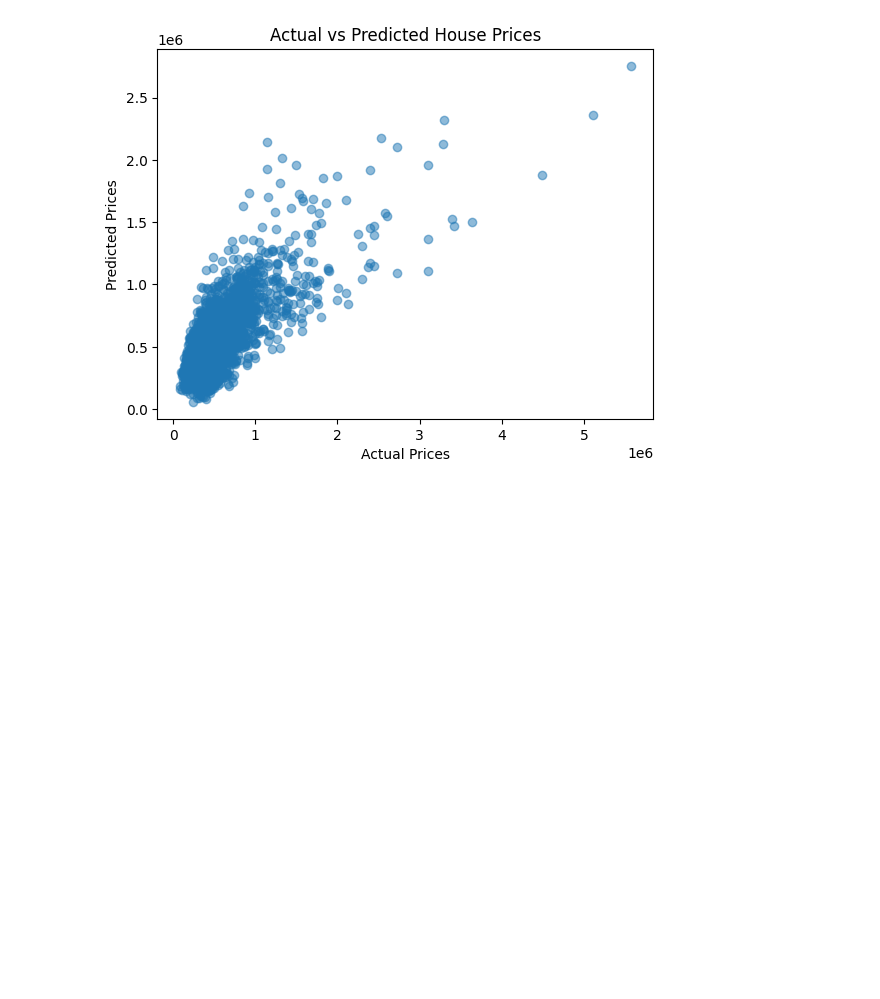
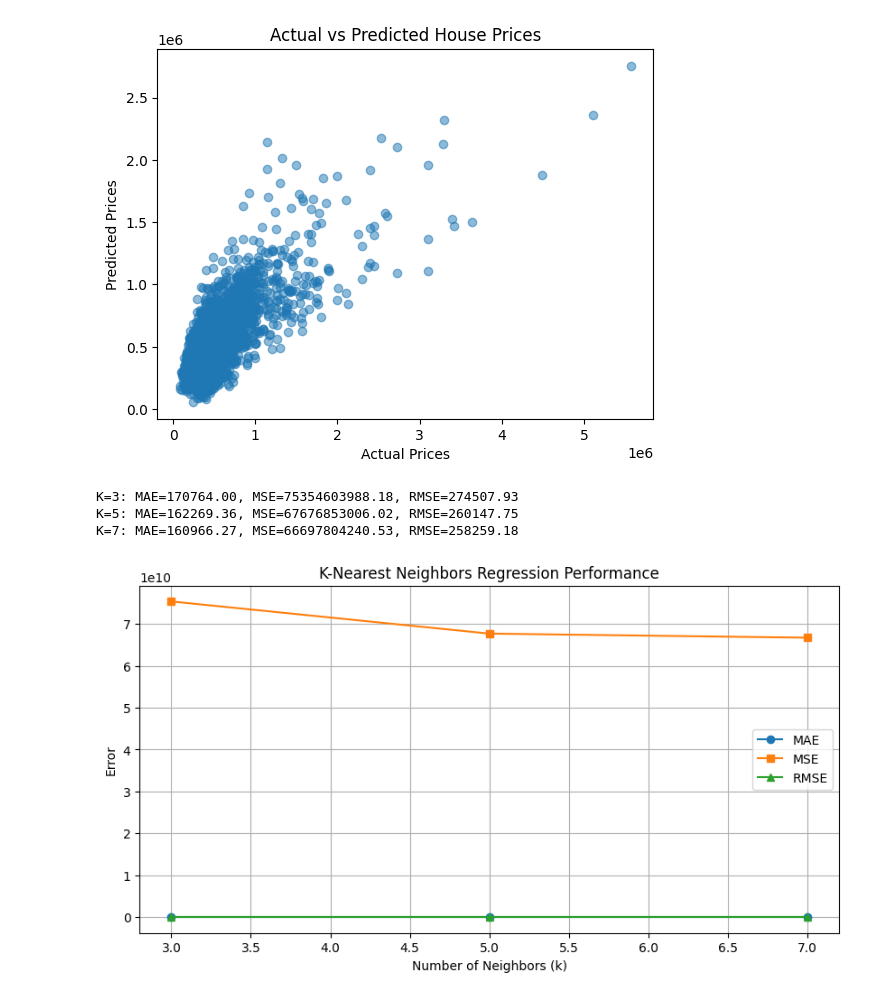
Before and after one commit to lalitmendhule/Machine-Learning, a Jupyter notebook: ML4.ipynb, the cells around one changed output. Saved outputs shown, nothing was run; the diff lists cells and outputs as text; code cells hidden in the pictures; blank space fills up the shorter version.

```diff
--- a/ML4.ipynb
+++ b/ML4.ipynb
@@ -58,3 +58,60 @@ Mean Absolute Error (MAE): 161169.01
 Mean Squared Error (MSE): 62959058653.33
 Root Mean Squared Error (RMSE): 250916.44
 [figure]
+# %%
+import pandas as pd
+import numpy as np
+import matplotlib.pyplot as plt
+from sklearn.model_selection import train_test_split
+from sklearn.neighbors import KNeighborsRegressor
+from sklearn.metrics import mean_absolute_error, mean_squared_error
+
+# Load the dataset
+df = pd.read_csv("house_prices.csv")  # Ensure the CSV file is in the same directory
+
+# Calculate house age
+df['house_age'] = 2024 - df['Built Year']
+
+# Define features and target variable
+X = df[['living area', 'number of bedrooms', 'house_age']]
+y = df['Price']
+
+# Split the dataset into training and testing sets
+X_train, X_test, y_train, y_test = train_test_split(X, y, test_size=0.2, random_state=42)
+
+# Experiment with different values of k
+k_values = [3, 5, 7]
+mae_scores, mse_scores, rmse_scores = [], [], []
+
+for k in k_values:
+    knn = KNeighborsRegressor(n_neighbors=k)
+    knn.fit(X_train, y_train)
+    y_pred = knn.predict(X_test)
+
+    # Evaluate the model
+    mae = mean_absolute_error(y_test, y_pred)
+    mse = mean_squared_error(y_test, y_pred)
+    rmse = np.sqrt(mse)
+
+    mae_scores.append(mae)
+    mse_scores.append(mse)
+    rmse_scores.append(rmse)
+
+    print(f"K={k}: MAE={mae:.2f}, MSE={mse:.2f}, RMSE={rmse:.2f}")
+
+# Visualize the relationship between k and model accuracy
+plt.figure(figsize=(10,5))
+plt.plot(k_values, mae_scores, marker='o', label='MAE')
+plt.plot(k_values, mse_scores, marker='s', label='MSE')
+plt.plot(k_values, rmse_scores, marker='^', label='RMSE')
+plt.xlabel("Number of Neighbors (k)")
+plt.ylabel("Error")
+plt.title("K-Nearest Neighbors Regression Performance")
+plt.legend()
+plt.grid()
+plt.show()
+# %% [output]
+K=3: MAE=170764.00, MSE=75354603988.18, RMSE=274507.93
+K=5: MAE=162269.36, MSE=67676853006.02, RMSE=260147.75
+K=7: MAE=160966.27, MSE=66697804240.53, RMSE=258259.18
+[figure, added]
```
